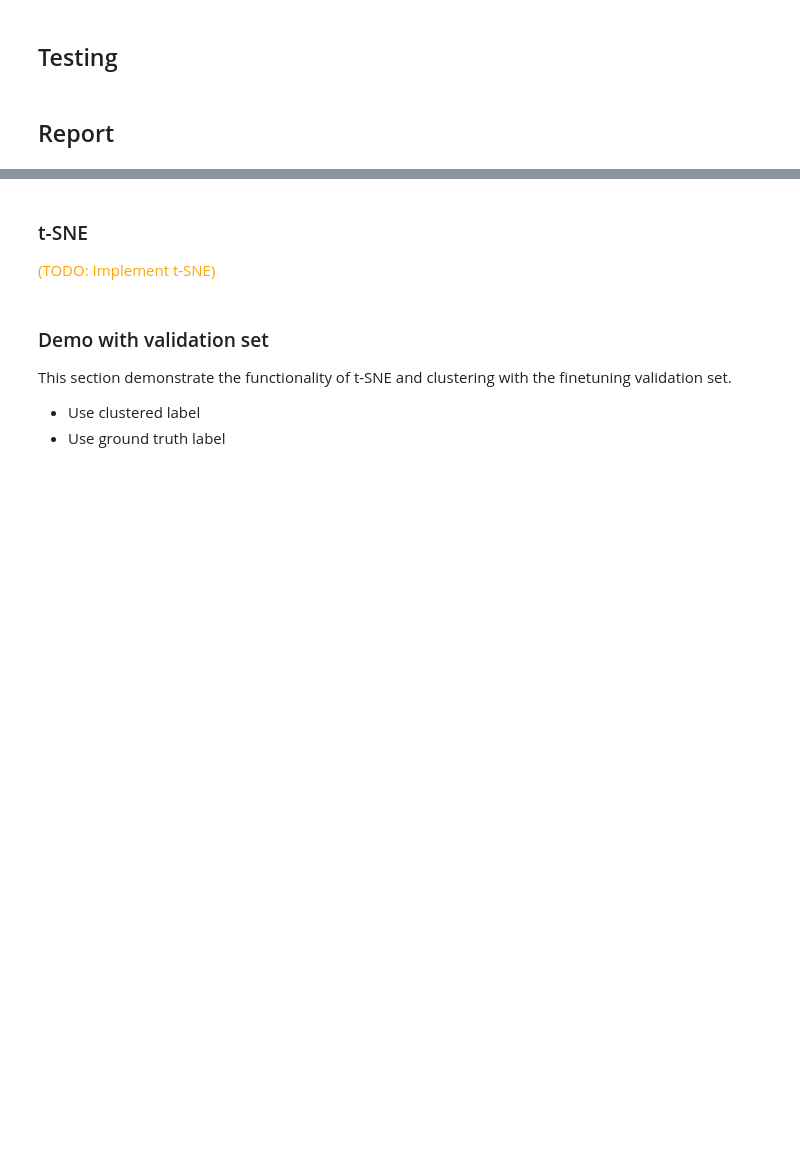
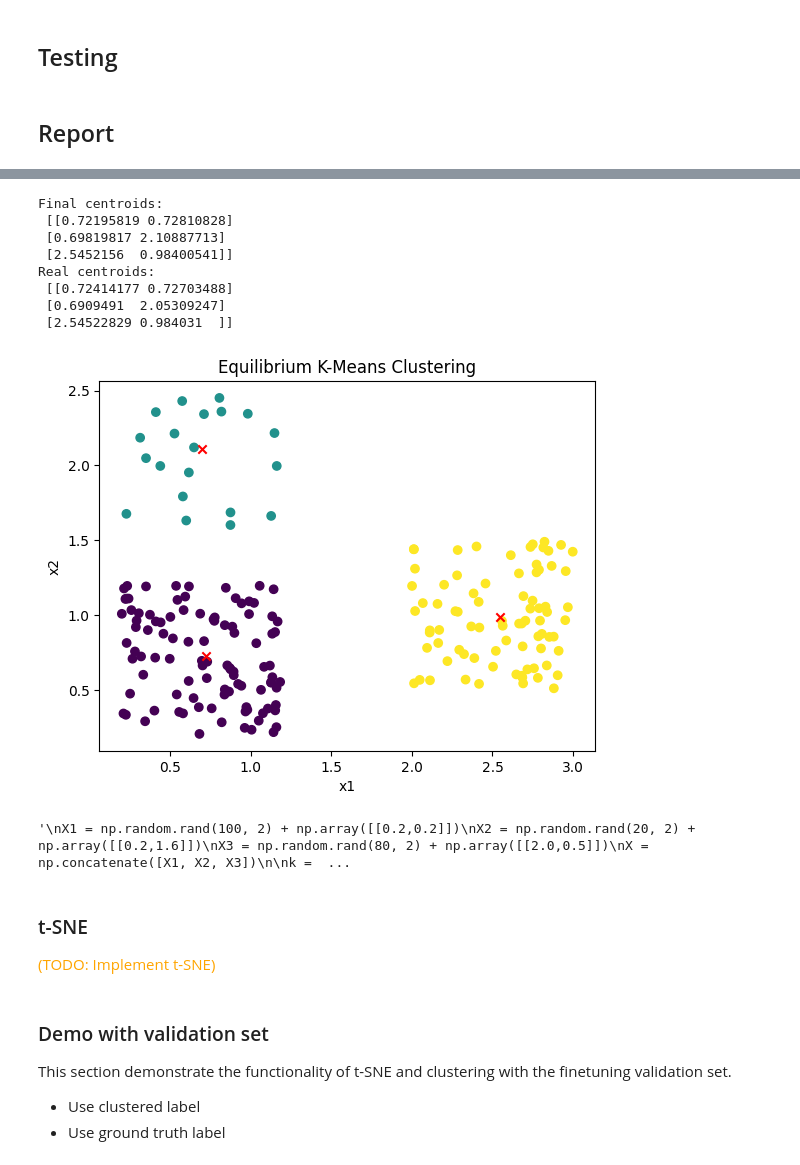
Before and after one commit to Tank86092/NTU2025ML, a Jupyter notebook: HW3/2025ML_HW3_sample.ipynb, the cells around one changed output, grey strips where cells are left out. Drawn from its saved outputs; the diff is of its cells as text; code cells hidden in the pictures; blank space fills up the shorter version.

```diff
--- a/HW3/2025ML_HW3_sample.ipynb
+++ b/HW3/2025ML_HW3_sample.ipynb
@@ -341,48 +345,92 @@ def initialize_centroids(X, k):
 
 def Eq38_compute_weights(X, centroids, alpha):
     #==== TODO: Compute the weights for each data point (refer to Eq. 38) ====#
+    dist = 1/2*np.sum((np.expand_dims(X, axis=1)-centroids)**2,axis = 2)
 
+    exp_term = np.exp(-alpha * dist)
 
+    sum_exp = np.sum(exp_term, axis=1, keepdims=True)  # (N, 1)
 
-    #=========================================================================#
+    weighted_dist = np.sum(dist * exp_term, axis=1, keepdims=True) / sum_exp
+
+    weights = (exp_term / sum_exp) * (1 - alpha * (dist - weighted_dist))
+
     return weights
 
 def Eq39_update_centroids(X, weights):
     #==== TODO: Update the centroids (refer to Eq. 39) ====#
 
-
+    centroids = np.dot(weights.T, X)/np.sum(weights,axis=0, keepdims=True).T
     #======================================================#
     return centroids
 
 def select_clusters(weights):
     return np.argmax(weights, axis=1)
 
 def plot_clusters(X, centroids, clustering, title='Equilibrium K-Means Clustering'):
     plt.scatter(X[:,0], X[:,1], c=clustering, cmap='viridis')
     plt.scatter(centroids[:,0], centroids[:,1], c='red', marker='x')
     plt.xlabel('x1')
     plt.ylabel('x2')
     plt.title(title)
     plt.show()
+
+
+
+X1 = np.random.rand(100, 2) + np.array([[0.2,0.2]])
+X2 = np.random.rand(20, 2) + np.array([[0.2,1.6]])
+X3 = np.random.rand(80, 2) + np.array([[2.0,0.5]])
+X = np.concatenate([X1, X2, X3])
+
+k = 3  # Number of clusters
+alpha = 10  # Smoothing parameter
+n_iter = 50  # Number of iterations
+
+centroids = equilibrium_k_means(X, k, alpha, n_iter)
+print("Final centroids:\n", centroids)
+print("Real centroids:\n", np.array([np.mean(X1, axis=0), np.mean(X2, axis=0), np.mean(X3, axis=0)]))
+
+# Visualize the clustering - show the data points and the centroids
+clustering = select_clusters(Eq38_compute_weights(X, centroids, alpha))
+plot_clusters(X, centroids, clustering)
+
+# centroids = initialize_centroids(X,num_class)
+# print(centroids.shape)
+# weights = Eq38_compute_weights(X, centroids, alpha=0.1)
+# centroids_update = Eq39_update_centroids(X, weights)
+# print(centroids_update.shape)
+# clustering = select_clusters(weights)
+# plot_clusters(X, centroids, clustering)
 
 # Example usage
 '''
 X1 = np.random.rand(100, 2) + np.array([[0.2,0.2]])
 X2 = np.random.rand(20, 2) + np.array([[0.2,1.6]])
 X3 = np.random.rand(80, 2) + np.array([[2.0,0.5]])
 X = np.concatenate([X1, X2, X3])
 
 k = 3  # Number of clusters
 alpha = 10  # Smoothing parameter
 n_iter = 50  # Number of iterations
 
 centroids = equilibrium_k_means(X, k, alpha, n_iter)
 print("Final centroids:\n", centroids)
 print("Real centroids:\n", np.array([np.mean(X1, axis=0), np.mean(X2, axis=0), np.mean(X3, axis=0)]))
 
 # Visualize the clustering - show the data points and the centroids
 clustering = select_clusters(Eq38_compute_weights(X, centroids, alpha))
 plot_clusters(X, centroids, clustering)'''
+# %% [output]
+Final centroids:
+ [[0.72195819 0.72810828]
+ [0.69819817 2.10887713]
+ [2.5452156  0.98400541]]
+Real centroids:
+ [[0.72414177 0.72703488]
+ [0.6909491  2.05309247]
+ [2.54522829 0.984031  ]]
+[figure, added]
+'\nX1 = np.random.rand(100, 2) + np.array([[0.2,0.2]])\nX2 = np.random.rand(20, 2) + np.array([[0.2,1.6]])\nX3 = np.random.rand(80, 2) + np.array([[2.0,0.5]])\nX = np.concatenate([X1, X2, X3])\n\nk =  ...
 # %% [markdown]
 ### t-SNE
 <span style="color:orange">(TODO: Implement t-SNE)</span>
```
Also changed, not shown: parts of 3 cells of this notebook, 1 other file.
